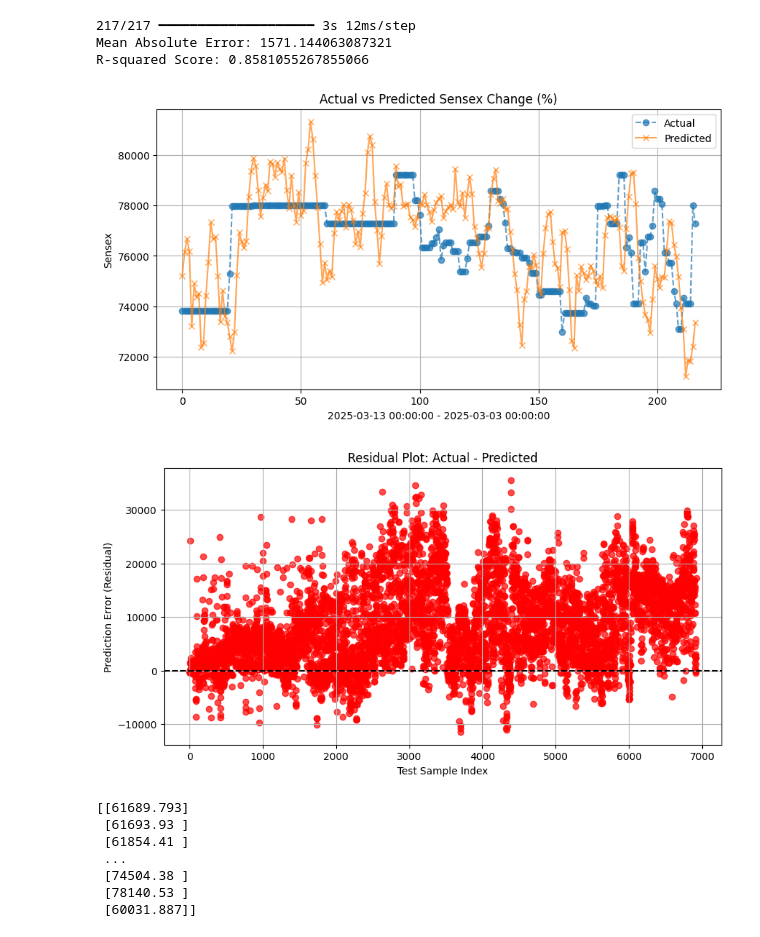
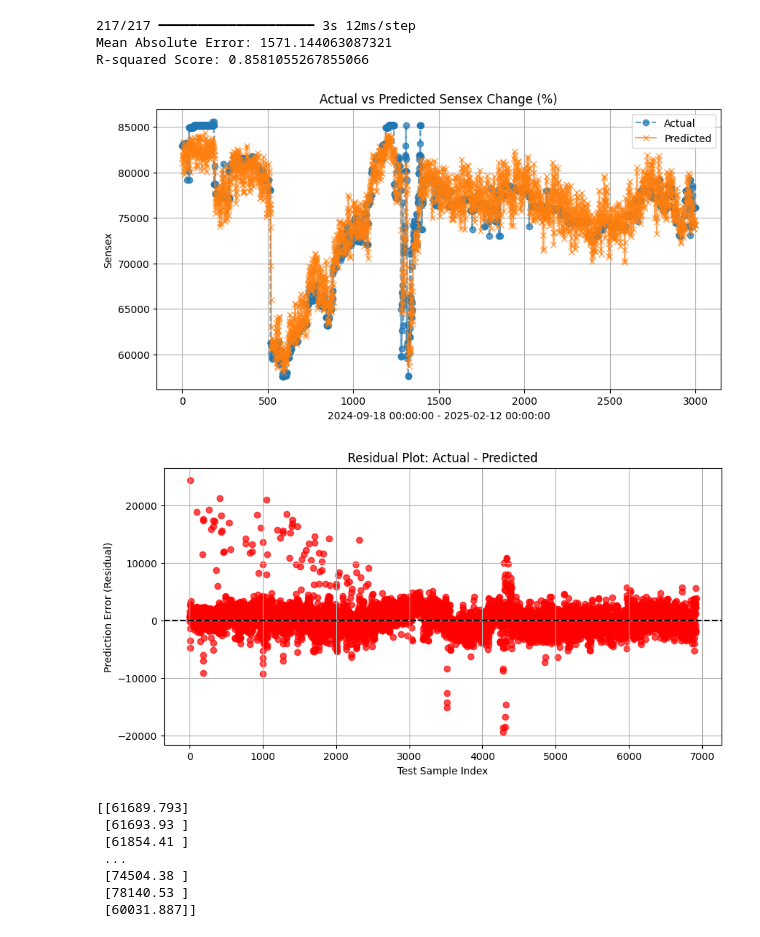
Before and after one commit to shrinidhib/dsbdal, a Jupyter notebook: dsbdal.ipynb, the cells around one changed output. Saved outputs shown, nothing was run; the diff lists cells and outputs as text; code cells hidden in the pictures.

```diff
--- a/dsbdal.ipynb
+++ b/dsbdal.ipynb
@@ -412,28 +412,28 @@ dates_test = merged_df['Date'].iloc[len(X_train) + SEQ_LENGTH:].reset_index(drop
 # plt.show()
 
 plt.figure(figsize=(10, 5))
-plt.plot(y_test_rescaled[6700:], label="Actual", linestyle='dashed', marker='o', alpha=0.7)
-plt.plot(y_pred_rescaled[6700:], label="Predicted", linestyle='solid', marker='x', alpha=0.7)
-plt.xlabel(f'{dates_test.loc[6700]} - {dates_test.loc[6910]}')
+plt.plot(y_test_rescaled[3000:6000], label="Actual", linestyle='dashed', marker='o', alpha=0.7)
+plt.plot(y_pred_rescaled[3000:6000], label="Predicted", linestyle='solid', marker='x', alpha=0.7)
+plt.xlabel(f'{dates_test.loc[3000]} - {dates_test.loc[6000]}')
 plt.ylabel("Sensex")
 plt.title("Actual vs Predicted Sensex Change (%)")
 plt.legend()
 plt.grid(True)
 plt.show()
 # %% [output]
-[figure, old version]
+[figure, new version]
 # %%
-residuals = y_test - y_pred
+residuals = y_test_rescaled - y_pred_rescaled
 plt.figure(figsize=(10, 5))
 plt.scatter(range(len(residuals)), residuals, alpha=0.7, color='red')
 plt.axhline(y=0, color='black', linestyle='dashed')
 plt.xlabel("Test Sample Index")
 plt.ylabel("Prediction Error (Residual)")
 plt.title("Residual Plot: Actual - Predicted")
 plt.grid(True)
 plt.show()
 # %% [output]
-[figure, old version]
+[figure, new version]
 # %%
 print(y_pred)
 # %% [output]
```
